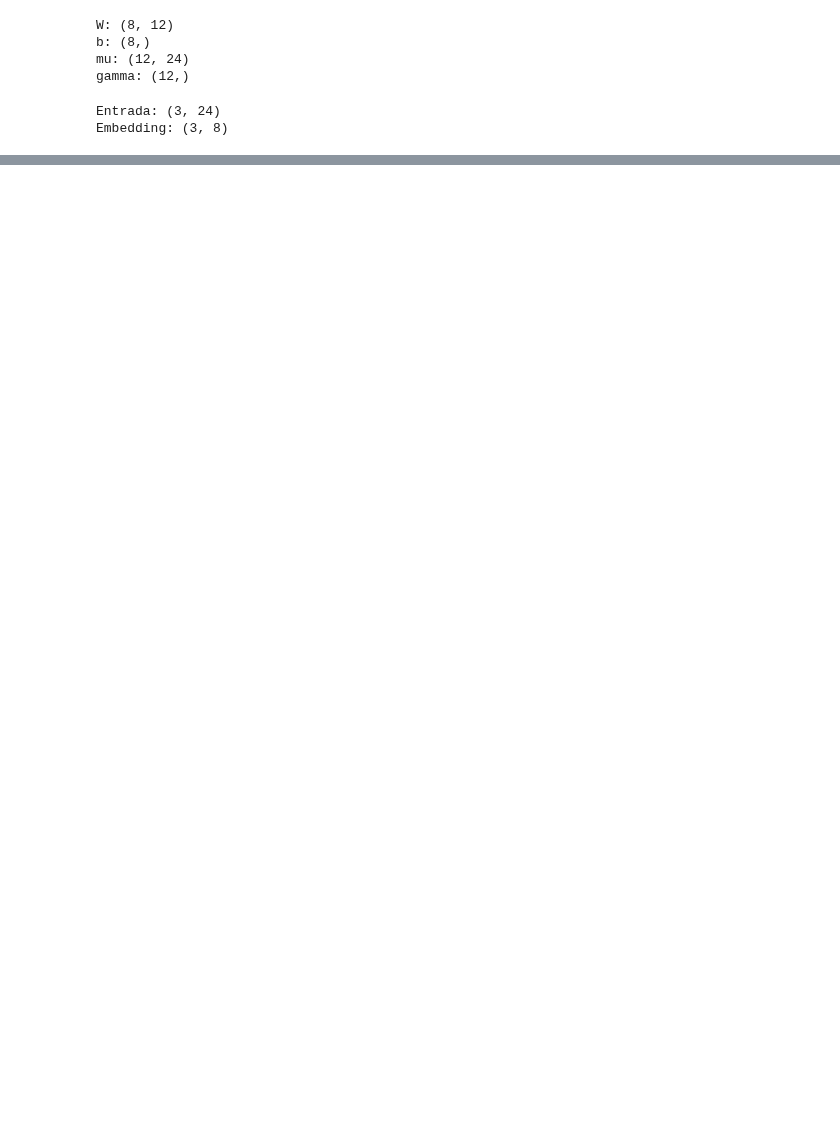
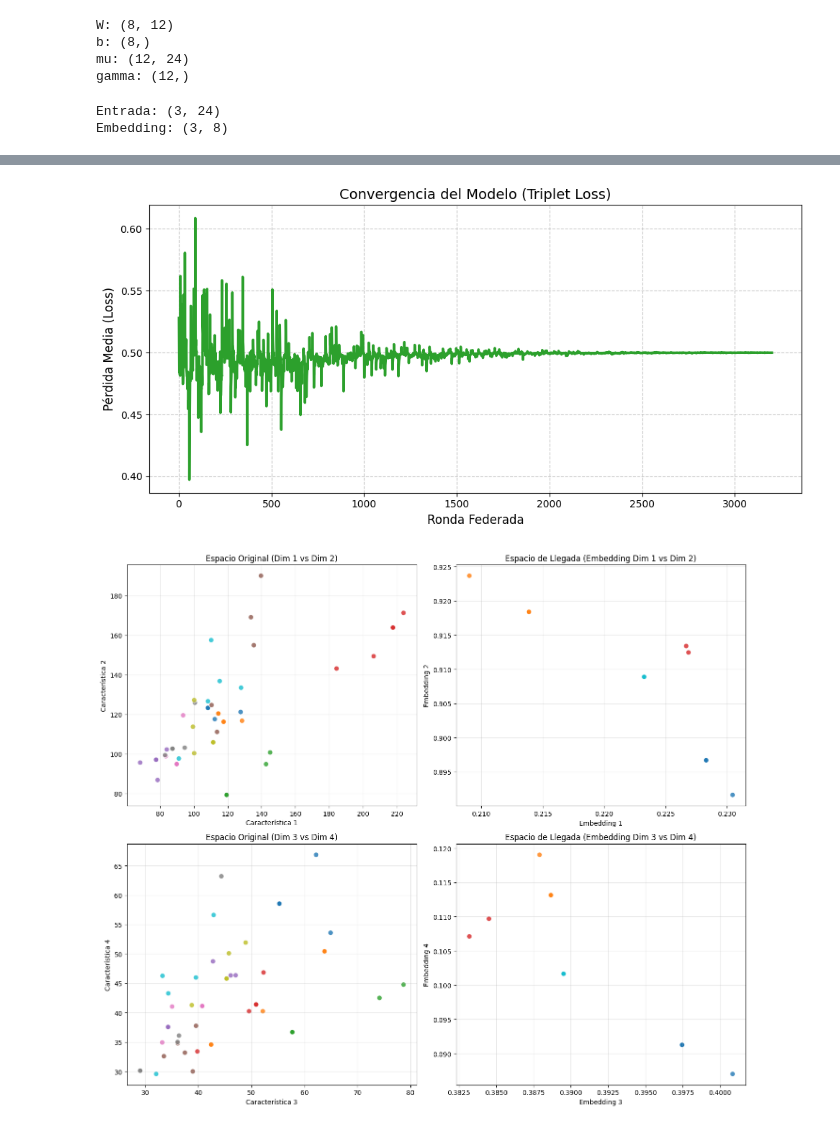
Before and after one commit to VictorManuelOrt/Biometric, a Jupyter notebook: RBFBIOM.ipynb, the cells around one changed output, grey strips where cells are left out. Drawn from its saved outputs; the diff is of its cells as text; code cells hidden in the pictures; blank space fills up the shorter version.

```diff
--- a/RBFBIOM.ipynb
+++ b/RBFBIOM.ipynb
@@ -2329,0 +2609,71 @@ plt.show()
+# %%
+import matplotlib.pyplot as plt
+
+# ==========================================
+# GRÁFICA 1: EVOLUCIÓN DE LA PÉRDIDA
+# ==========================================
+plt.figure(figsize=(10, 5))
+plt.plot(range(1, len(history_loss) + 1), history_loss, marker='', color='#2ca02c', linewidth=2.5)
+plt.title('Convergencia del Modelo (Triplet Loss)', fontsize=14)
+plt.xlabel('Ronda Federada', fontsize=12)
+plt.ylabel('Pérdida Media (Loss)', fontsize=12)
+plt.grid(True, linestyle='--', alpha=0.7)
+plt.tight_layout()
+plt.show()
+
+# ==========================================
+# PREPARACIÓN PARA LAS GRÁFICAS DE ESPACIOS
+# ==========================================
+# 1. Seleccionar 10 identidades al azar para que los colores se distingan
+rng_plot = np.random.default_rng(42)
+unique_ids = np.unique(identity_ids)
+selected_ids = rng_plot.choice(unique_ids, size=10, replace=False)
+
+# Filtrar los datos originales
+mask = np.isin(identity_ids, selected_ids)
+X_plot = X[mask]
+y_plot = identity_ids[mask]
+
+# CONVERSIÓN CRÍTICA: Convertir textos ('AC', 'AD') a números (0, 1, 2...) para colorear
+_, y_plot_numeric = np.unique(y_plot, return_inverse=True)
+
+# 2. Obtener la transformación (embeddings) usando el modelo global final
+Z_plot, _, _, _ = global_model.forward(X_plot)
+
+# ==========================================
+# GRÁFICA 2: COMPARACIÓN DE ESPACIOS
+# ==========================================
+fig, axs = plt.subplots(2, 2, figsize=(14, 12))
+cmap = 'tab10' # Paleta de 10 colores distintos
+
+# Fila 1: Dimensiones 1 y 2 (Nota que usamos c=y_plot_numeric)
+axs[0, 0].scatter(X_plot[:, 0], X_plot[:, 1], c=y_plot_numeric, cmap=cmap, alpha=0.8, edgecolors='w', s=60)
+axs[0, 0].set_title('Espacio Original (Dim 1 vs Dim 2)', fontsize=12)
+axs[0, 0].set_xlabel('Característica 1')
+axs[0, 0].set_ylabel('Característica 2')
+axs[0, 0].grid(True, alpha=0.3)
+
+axs[0, 1].scatter(Z_plot[:, 0], Z_plot[:, 1], c=y_plot_numeric, cmap=cmap, alpha=0.8, edgecolors='w', s=60)
+axs[0, 1].set_title('Espacio de Llegada (Embedding Dim 1 vs Dim 2)', fontsize=12)
+axs[0, 1].set_xlabel('Embedding 1')
+axs[0, 1].set_ylabel('Embedding 2')
+axs[0, 1].grid(True, alpha=0.3)
+
+# Fila 2: Dimensiones 3 y 4
+axs[1, 0].scatter(X_plot[:, 2], X_plot[:, 3], c=y_plot_numeric, cmap=cmap, alpha=0.8, edgecolors='w', s=60)
+axs[1, 0].set_title('Espacio Original (Dim 3 vs Dim 4)', fontsize=12)
+axs[1, 0].set_xlabel('Característica 3')
+axs[1, 0].set_ylabel('Característica 4')
+axs[1, 0].grid(True, alpha=0.3)
+
+axs[1, 1].scatter(Z_plot[:, 2], Z_plot[:, 3], c=y_plot_numeric, cmap=cmap, alpha=0.8, edgecolors='w', s=60)
+axs[1, 1].set_title('Espacio de Llegada (Embedding Dim 3 vs Dim 4)', fontsize=12)
+axs[1, 1].set_xlabel('Embedding 3')
+axs[1, 1].set_ylabel('Embedding 4')
+axs[1, 1].grid(True, alpha=0.3)
+
+plt.tight_layout()
+plt.show()
+# %% [output]
+[figure, added]
+[figure, added]
```
Also changed, not shown: parts of 18 cells of this notebook.
